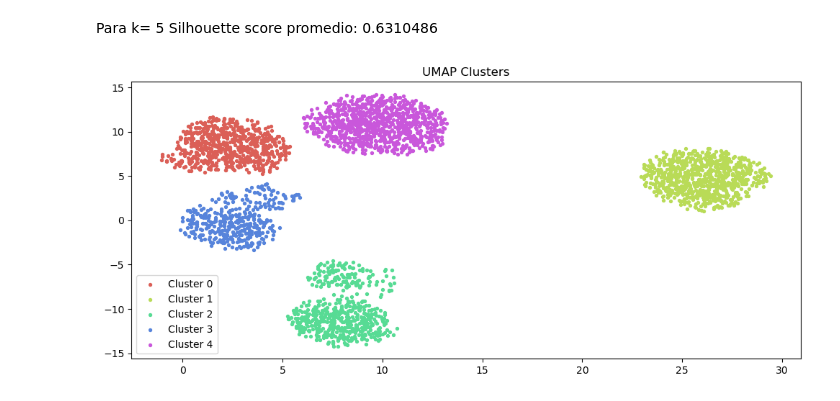
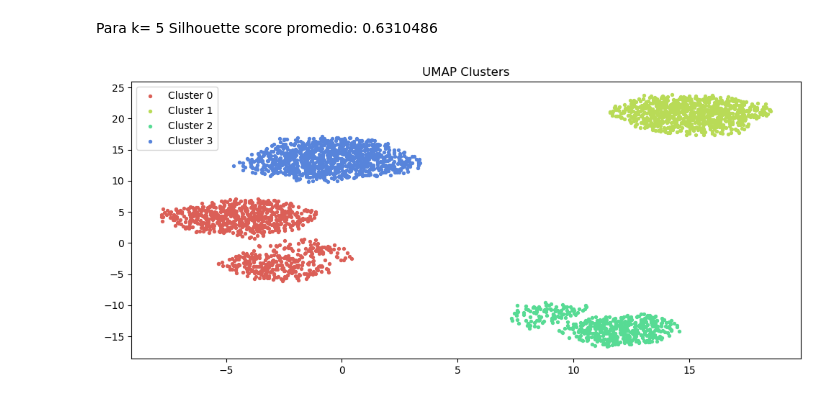
Before and after one commit to pedrozavalat/WaterSafeProject, a Jupyter notebook: clustering/clusteringWaterSafe_Kmean.ipynb, the cells around one changed output. Cells and saved outputs as stored; diff of their text form; code cells hidden in the pictures.

```diff
--- a/clustering/clusteringWaterSafe_Kmean.ipynb
+++ b/clustering/clusteringWaterSafe_Kmean.ipynb
@@ -194,16 +194,17 @@ Index(['ph', 'Hardness', 'Solids', 'Chloramines', 'Sulfate', 'Conductivity',
       dtype='object')
 # %%
 weights = {
-    'Trihalomethanes': 0.05,
-    'Sulfate': 0.05,
+    'Solids': 0.15,
+    'Conductivity': 0.15,
+    'Turbidity': 0.15,
+    'Hardness': 0.15,
+    'Sulfate': 0.1,
+    'Trihalomethanes': 0.1,
     'Chloramines': 0.1,
-    'Conductivity': 0.1,
-    'Organic_carbon': 0.1,
-    'Turbidity': 0.15,
-    'ph':0.15,
-    'Hardness': 0.15,
-    'Solids': 0.15
+    'ph': 0.05,
+    'Organic_carbon': 0.05
 }
+
 X_df = pd.DataFrame(X_, columns=columns_data)  # replace your_column_names with the actual column names
 X_df['contaminationLevel'] = X_df.apply(lambda row: sum(row[feature] * weight for feature, weight in weights.items()), axis=1)
 scaler = MinMaxScaler(feature_range=(0, 1))
@@ -364,9 +365,9 @@ def plot_clusters(X, k, title):
     plt.legend()
     plt.show()
 # %%
-plot_clusters(projection_umap, 5, 'UMAP Clusters')
+plot_clusters(projection_umap, 4, 'UMAP Clusters')
 # %% [output]
-[figure, old version]
+[figure, new version]
 # %%
 from sklearn.cluster import KMeans
 from scipy.stats import f_oneway
```
Also changed, not shown: parts of 4 cells of this notebook, 1 other file.
